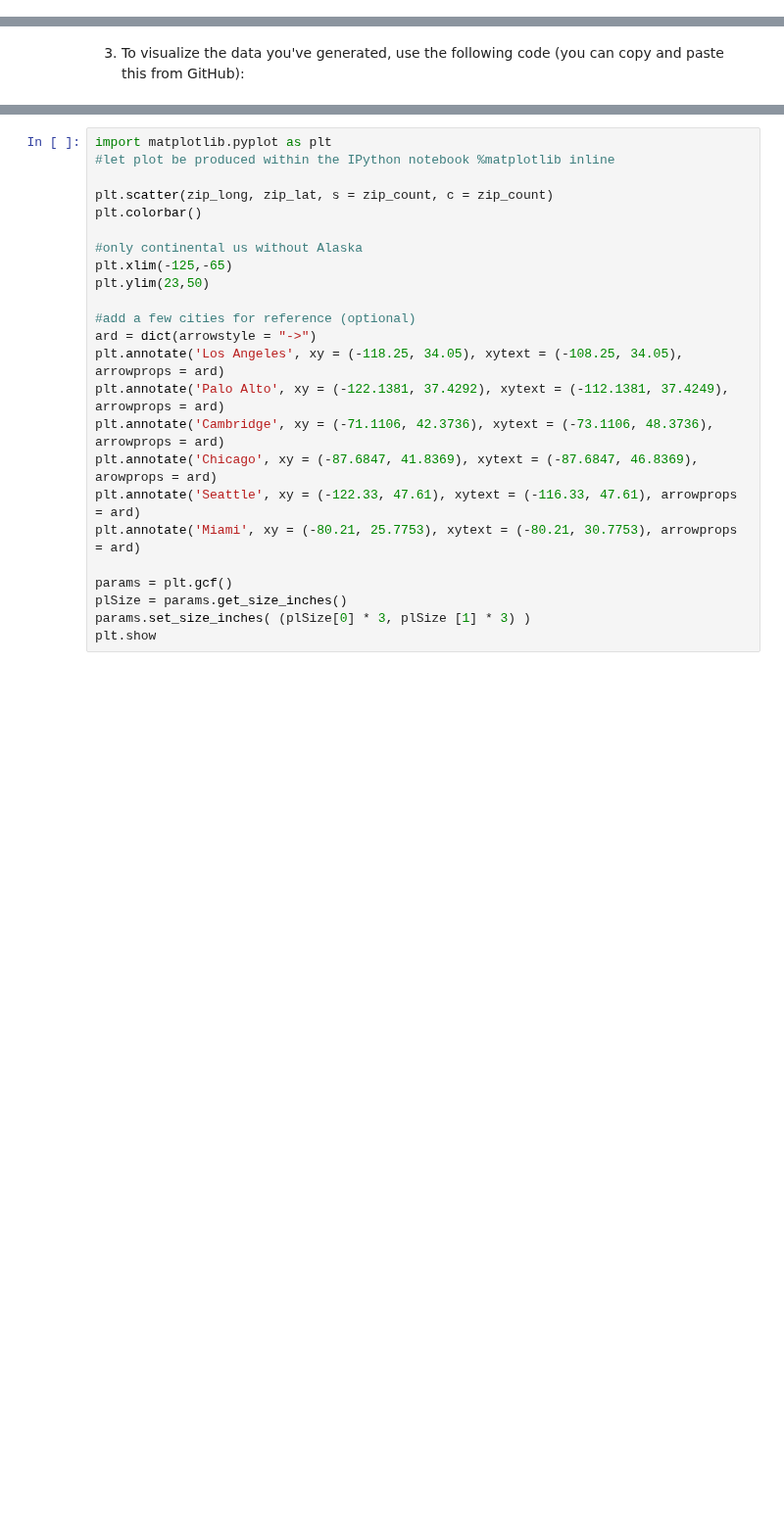
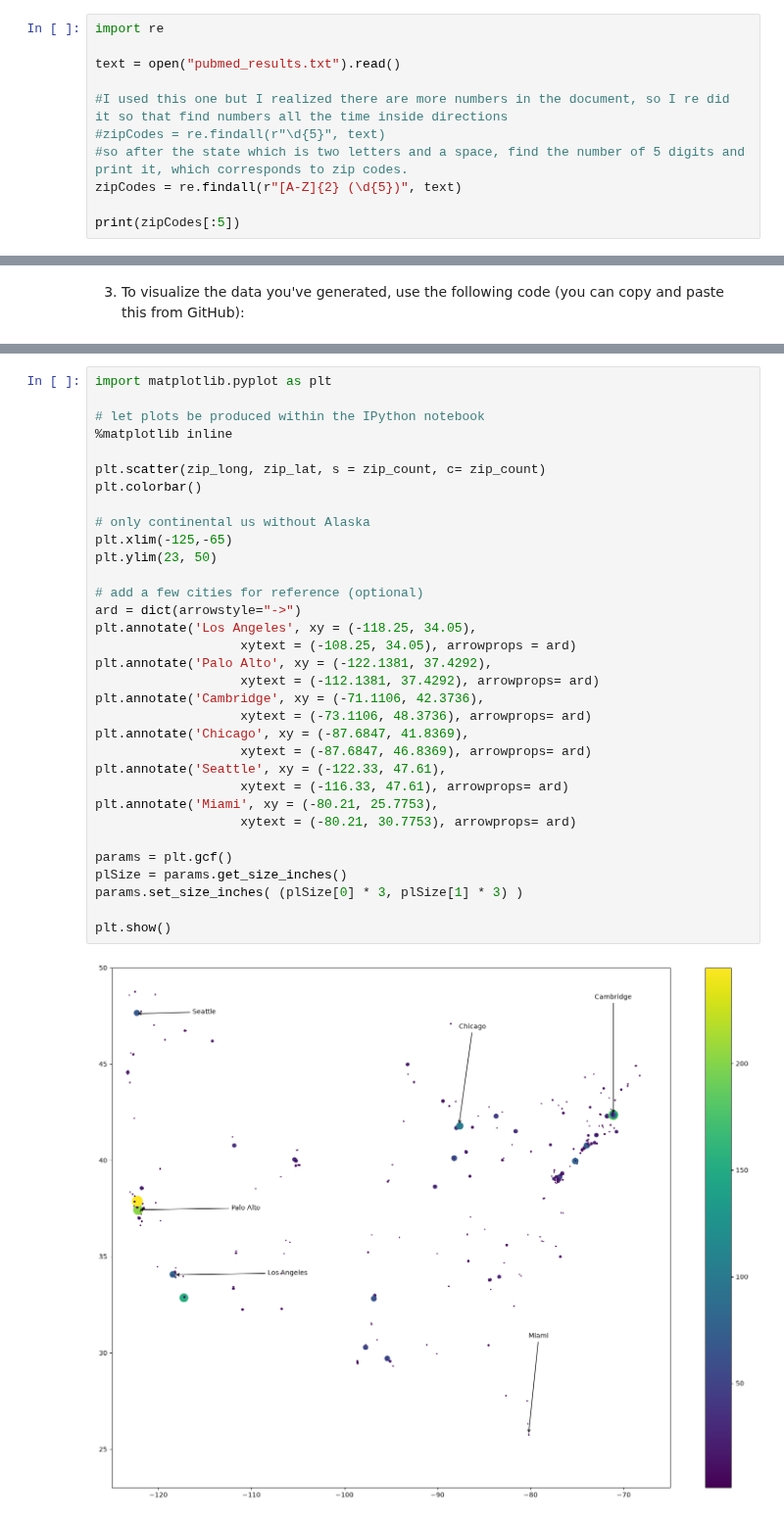
Before and after one commit to kathyporras/ICB_2026_Kathy, a Jupyter notebook: Practicals/W7/FinalProblemSolutions.ipynb, the cells around one changed output, grey strips where cells are left out. Shown at 98% size. Cells and saved outputs as stored; diff of their text form; blank space fills up the shorter version.

```diff
--- a/Practicals/W7/FinalProblemSolutions.ipynb
+++ b/Practicals/W7/FinalProblemSolutions.ipynb
@@ -6,3 +6,14 @@
 Where does science come from?
 
 1. Read the file pubmed_results.txt, and extract all the US ZIP codes
+# %%
+import re
+
+text = open("pubmed_results.txt").read()
+
+#I used this one but I realized there are more numbers in the document, so I re did it so that find numbers all the time inside directions
+#zipCodes = re.findall(r"\d{5}", text)
+#so after the state which is two letters and a space, find the number of 5 digits and print it, which corresponds to zip codes.
+zipCodes = re.findall(r"[A-Z]{2} (\d{5})", text)
+
+print(zipCodes[:5])
@@ -13,24 +92,35 @@ Where does science come from?
 # %%
 import matplotlib.pyplot as plt
-#let plot be produced within the IPython notebook %matplotlib inline
 
-plt.scatter(zip_long, zip_lat, s = zip_count, c = zip_count)
+# let plots be produced within the IPython notebook
+%matplotlib inline
+
+plt.scatter(zip_long, zip_lat, s = zip_count, c= zip_count)
 plt.colorbar()
 
-#only continental us without Alaska
+# only continental us without Alaska
 plt.xlim(-125,-65)
-plt.ylim(23,50)
+plt.ylim(23, 50)
 
-#add a few cities for reference (optional)
-ard = dict(arrowstyle = "->")
-plt.annotate('Los Angeles', xy = (-118.25, 34.05), xytext = (-108.25, 34.05), arrowprops = ard)
-plt.annotate('Palo Alto', xy = (-122.1381, 37.4292), xytext = (-112.1381, 37.4249), arrowprops = ard)
-plt.annotate('Cambridge', xy = (-71.1106, 42.3736), xytext = (-73.1106, 48.3736), arrowprops = ard)
-plt.annotate('Chicago', xy = (-87.6847, 41.8369), xytext = (-87.6847, 46.8369), arowprops = ard)
-plt.annotate('Seattle', xy = (-122.33, 47.61), xytext = (-116.33, 47.61), arrowprops = ard)
-plt.annotate('Miami', xy = (-80.21, 25.7753), xytext = (-80.21, 30.7753), arrowprops = ard)
+# add a few cities for reference (optional)
+ard = dict(arrowstyle="->")
+plt.annotate('Los Angeles', xy = (-118.25, 34.05),
+                   xytext = (-108.25, 34.05), arrowprops = ard)
+plt.annotate('Palo Alto', xy = (-122.1381, 37.4292),
+                   xytext = (-112.1381, 37.4292), arrowprops= ard)
+plt.annotate('Cambridge', xy = (-71.1106, 42.3736),
+                   xytext = (-73.1106, 48.3736), arrowprops= ard)
+plt.annotate('Chicago', xy = (-87.6847, 41.8369),
+                   xytext = (-87.6847, 46.8369), arrowprops= ard)
+plt.annotate('Seattle', xy = (-122.33, 47.61),
+                   xytext = (-116.33, 47.61), arrowprops= ard)
+plt.annotate('Miami', xy = (-80.21, 25.7753),
+                   xytext = (-80.21, 30.7753), arrowprops= ard)
 
 params = plt.gcf()
 plSize = params.get_size_inches()
-params.set_size_inches( (plSize[0] * 3, plSize [1] * 3) )
-plt.show
+params.set_size_inches( (plSize[0] * 3, plSize[1] * 3) )
+
+plt.show()
+# %% [output]
+[figure, added]
```
Also changed, not shown: parts of 4 cells of this notebook.
